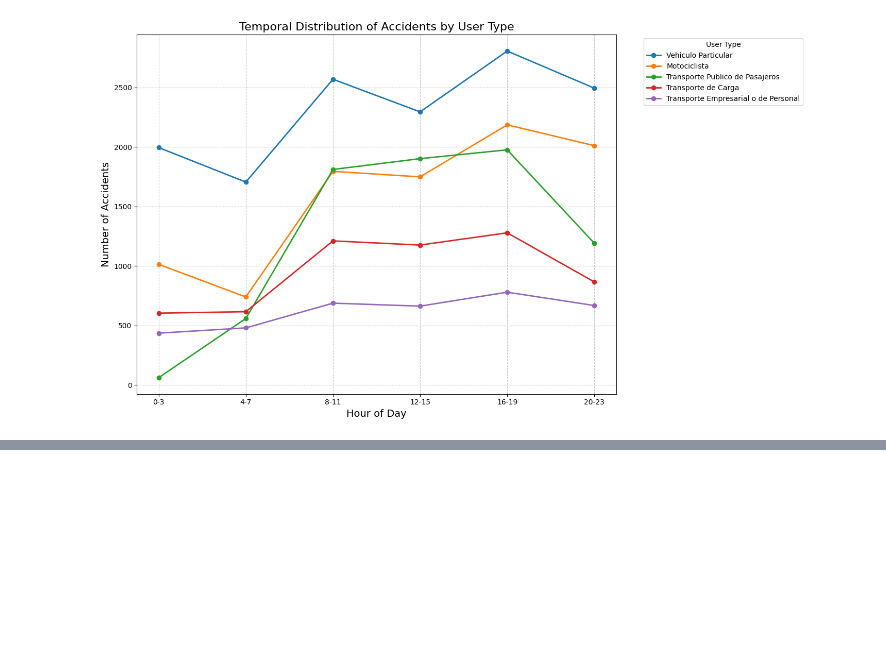
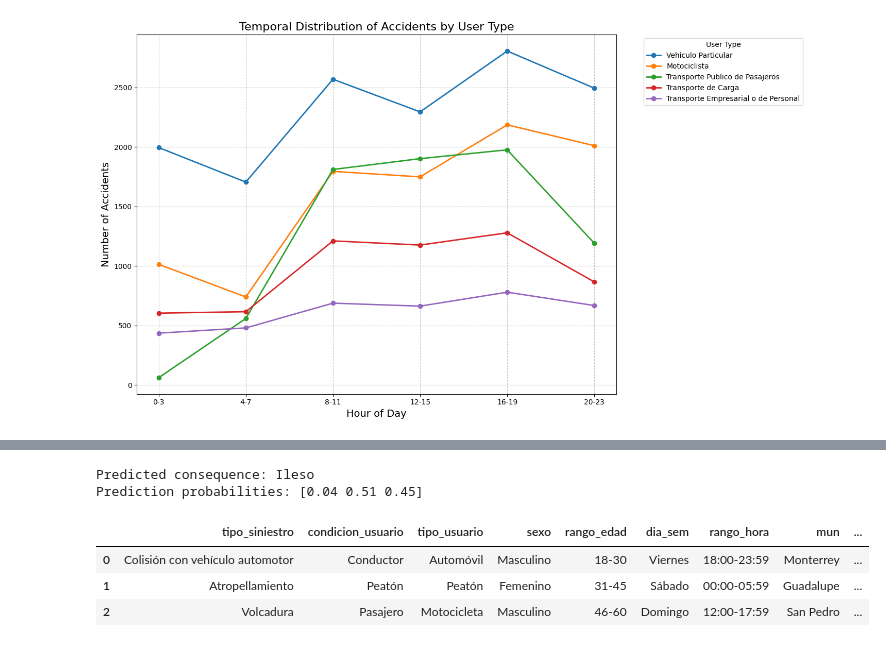
Before and after one commit to isaac-evs/amg_road_accidents_eda, a Jupyter notebook: main.ipynb, the cells around one changed output, grey strips where cells are left out. Drawn from its saved outputs; the diff is of its cells as text; code cells hidden in the pictures; blank space fills up the shorter version.

```diff
--- a/main.ipynb
+++ b/main.ipynb
@@ -14,7 +14,7 @@ import seaborn as sns
 # %% [markdown]
 **Load data**
 # %%
-df = pd.read_csv("data.csv", encoding='latin-1')
+df = pd.read_csv("data.csv", encoding="cp1252")
 # %% [markdown]
 #### **2. Data Exploration**
 # %% [markdown]
@@ -571,0 +632,53 @@ if line_columns:
+# %%
+
+single_accident = pd.DataFrame({
+    'tipo_siniestro': ['Colisión con vehículo automotor'],
+    'condicion_usuario': ['Conductor'],
+    'tipo_usuario': ['Automóvil'],
+    'sexo': ['Masculino'],
+    'rango_edad': ['18-30'],
+    'dia_sem': ['Viernes'],
+    'rango_hora': ['18:00-23:59'],
+    'mun': ['Zapopan']
+})
+
+prediction = clf.predict(single_accident)
+prediction_proba = clf.predict_proba(single_accident)
+
+print(f"Predicted consequence: {prediction[0]}")
+print(f"Prediction probabilities: {prediction_proba[0]}")
+# %% [output]
+Predicted consequence: Ileso
+Prediction probabilities: [0.04 0.51 0.45]
+# %%
+
+def predict_consequences(new_data):
+    predictions = clf.predict(new_data)
+    prediction_probas = clf.predict_proba(new_data)
+
+    result = new_data.copy()
+    result['predicted_consequence'] = predictions
+
+    for i, class_name in enumerate(clf.classes_):
+        result[f'prob_{class_name}'] = prediction_probas[:, i]
+
+    return result
+
+new_accidents = pd.DataFrame({
+    'tipo_siniestro': ['Colisión con vehículo automotor', 'Atropellamiento', 'Volcadura'],
+    'condicion_usuario': ['Conductor', 'Peatón', 'Pasajero'],
+    'tipo_usuario': ['Automóvil', 'Peatón', 'Motocicleta'],
+    'sexo': ['Masculino', 'Femenino', 'Masculino'],
+    'rango_edad': ['18-30', '31-45', '46-60'],
+    'dia_sem': ['Viernes', 'Sábado', 'Domingo'],
+    'rango_hora': ['18:00-23:59', '00:00-05:59', '12:00-17:59'],
+    'mun': ['Monterrey', 'Guadalupe', 'San Pedro']
+})
+
+predicted_accidents = predict_consequences(new_accidents)
+predicted_accidents
+# %% [output]
+|  | tipo_siniestro | condicion_usuario | tipo_usuario | sexo | rango_edad | dia_sem | rango_hora | mun | ... |
+| 0 | Colisión con vehículo automotor | Conductor | Automóvil | Masculino | 18-30 | Viernes | 18:00-23:59 | Monterrey | ... |
+| 1 | Atropellamiento | Peatón | Peatón | Femenino | 31-45 | Sábado | 00:00-05:59 | Guadalupe | ... |
+| 2 | Volcadura | Pasajero | Motocicleta | Masculino | 46-60 | Domingo | 12:00-17:59 | San Pedro | ... |
```
Also changed, not shown: parts of 2 cells of this notebook.
